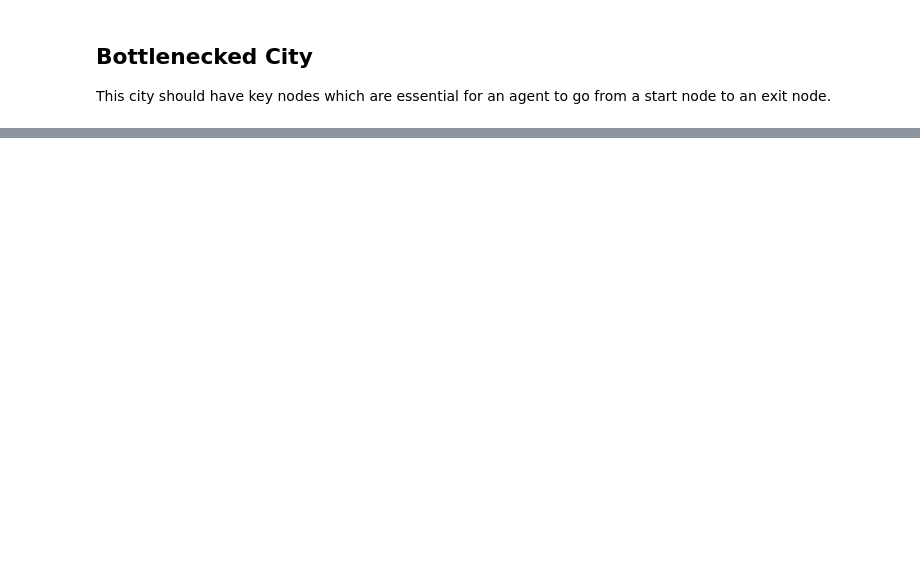
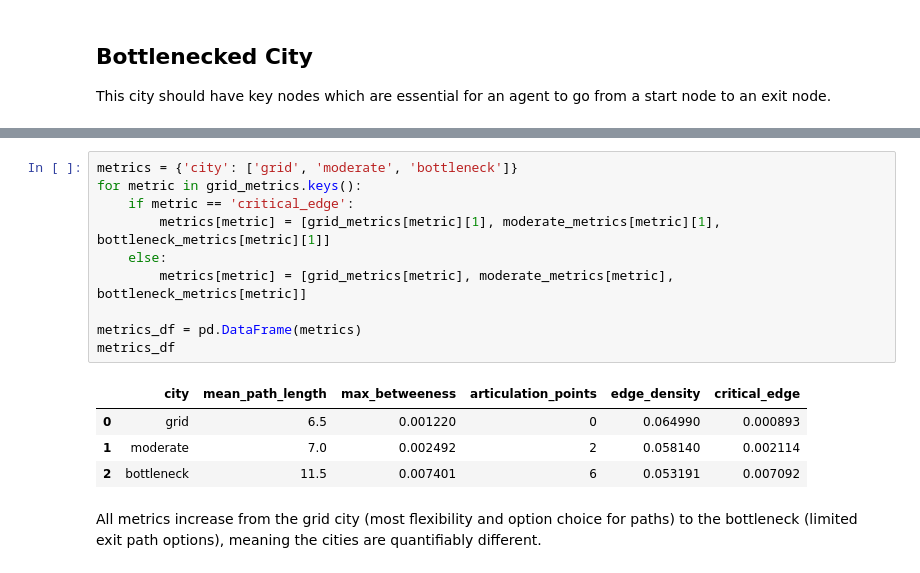
Before and after one commit to lpow311/dissertation, a Jupyter notebook: city_creation.ipynb, the cells around one changed output, grey strips where cells are left out. Saved outputs shown, nothing was run; the diff lists cells and outputs as text; blank space fills up the shorter version.

Commit message:
Ok think got the metrics sorted

```diff
--- a/city_creation.ipynb
+++ b/city_creation.ipynb
@@ -173,0 +155,17 @@ Critical Edge       → ('T22', 'T28') (0.34)
+# %%
+metrics = {'city': ['grid', 'moderate', 'bottleneck']}
+for metric in grid_metrics.keys():
+    if metric == 'critical_edge':
+        metrics[metric] = [grid_metrics[metric][1], moderate_metrics[metric][1], bottleneck_metrics[metric][1]]
+    else:
+        metrics[metric] = [grid_metrics[metric], moderate_metrics[metric], bottleneck_metrics[metric]]
+
+metrics_df = pd.DataFrame(metrics)
+metrics_df
+# %% [output]
+|  | city | mean_path_length | max_betweeness | articulation_points | edge_density | critical_edge |
+| 0 | grid | 6.5 | 0.001220 | 0 | 0.064990 | 0.000893 |
+| 1 | moderate | 7.0 | 0.002492 | 2 | 0.058140 | 0.002114 |
+| 2 | bottleneck | 11.5 | 0.007401 | 6 | 0.053191 | 0.007092 |
+# %% [markdown]
+All metrics increase from the grid city (most flexibility and option choice for paths) to the bottleneck (limited exit path options), meaning the cities are quantifiably different.
```
Also changed, not shown: parts of 10 cells of this notebook, 7 other files.
